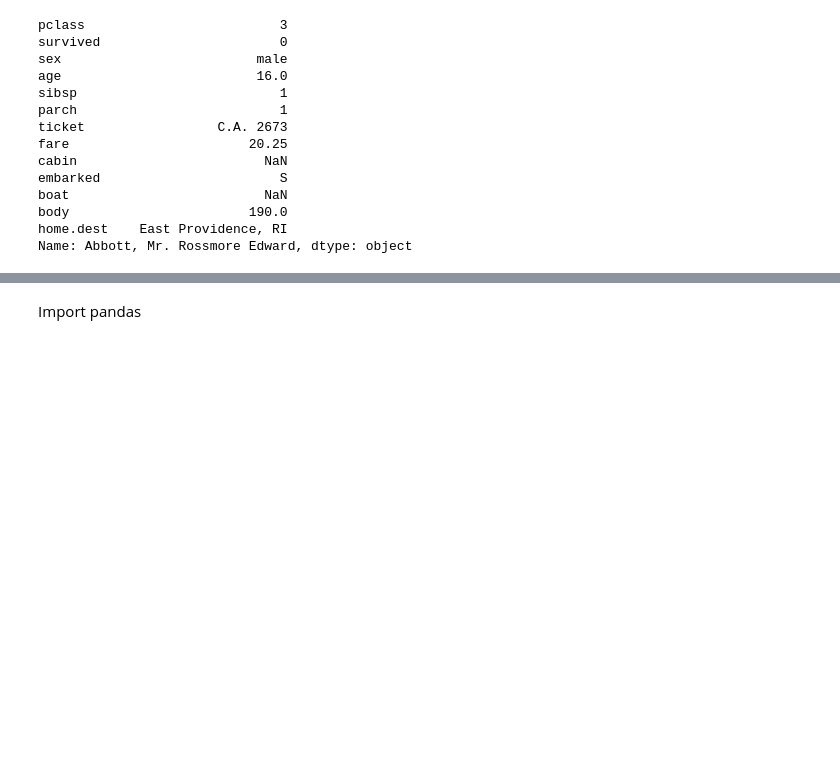
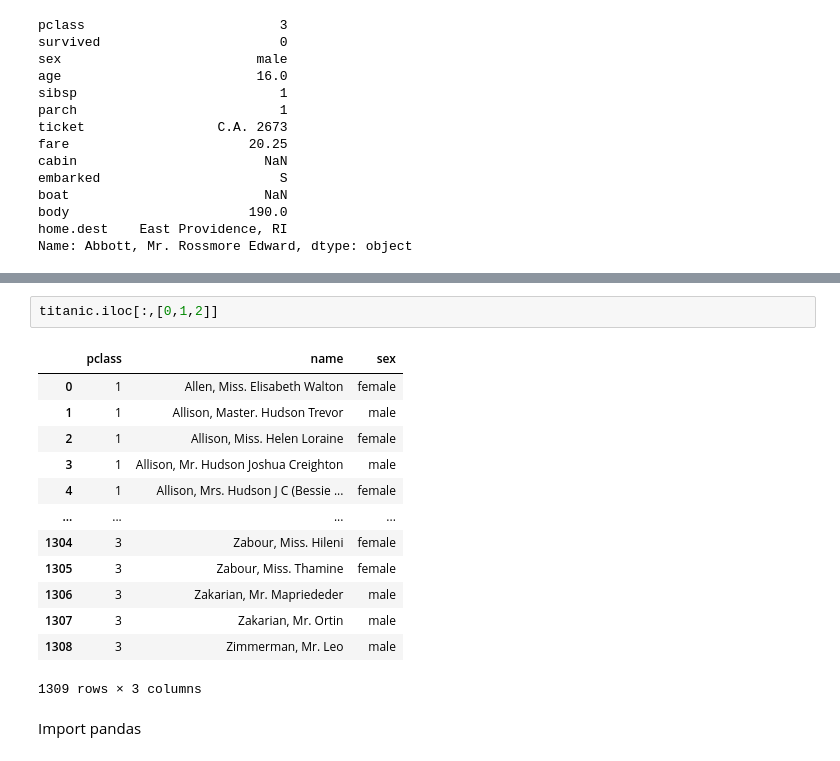
Before and after one commit to AmalSatheesan/Data_Analysis_with_Pandas, a Jupyter notebook: homework3.ipynb, the cells around one changed output, grey strips where cells are left out. Cells and saved outputs as stored; diff of their text form; blank space fills up the shorter version.

```diff
--- a/homework3.ipynb
+++ b/homework3.ipynb
@@ -69,3 +160,19 @@ KeyError: 'amal'
+# %%
+titanic.iloc[:,[0,1,2]]
+# %% [output]
+|  | pclass | name | sex |
+| 0 | 1 | Allen, Miss. Elisabeth Walton | female |
+| 1 | 1 | Allison, Master. Hudson Trevor | male |
+| 2 | 1 | Allison, Miss. Helen Loraine | female |
+| 3 | 1 | Allison, Mr. Hudson Joshua Creighton | male |
+| 4 | 1 | Allison, Mrs. Hudson J C (Bessie ... | female |
+| ... | ... | ... | ... |
+| 1304 | 3 | Zabour, Miss. Hileni | female |
+| 1305 | 3 | Zabour, Miss. Thamine | female |
+| 1306 | 3 | Zakarian, Mr. Mapriededer | male |
+| 1307 | 3 | Zakarian, Mr. Ortin | male |
+| 1308 | 3 | Zimmerman, Mr. Leo | male |
+1309 rows × 3 columns
 # %% [markdown]
 Import pandas
 # %%
```
Also changed, not shown: parts of 14 cells of this notebook.
